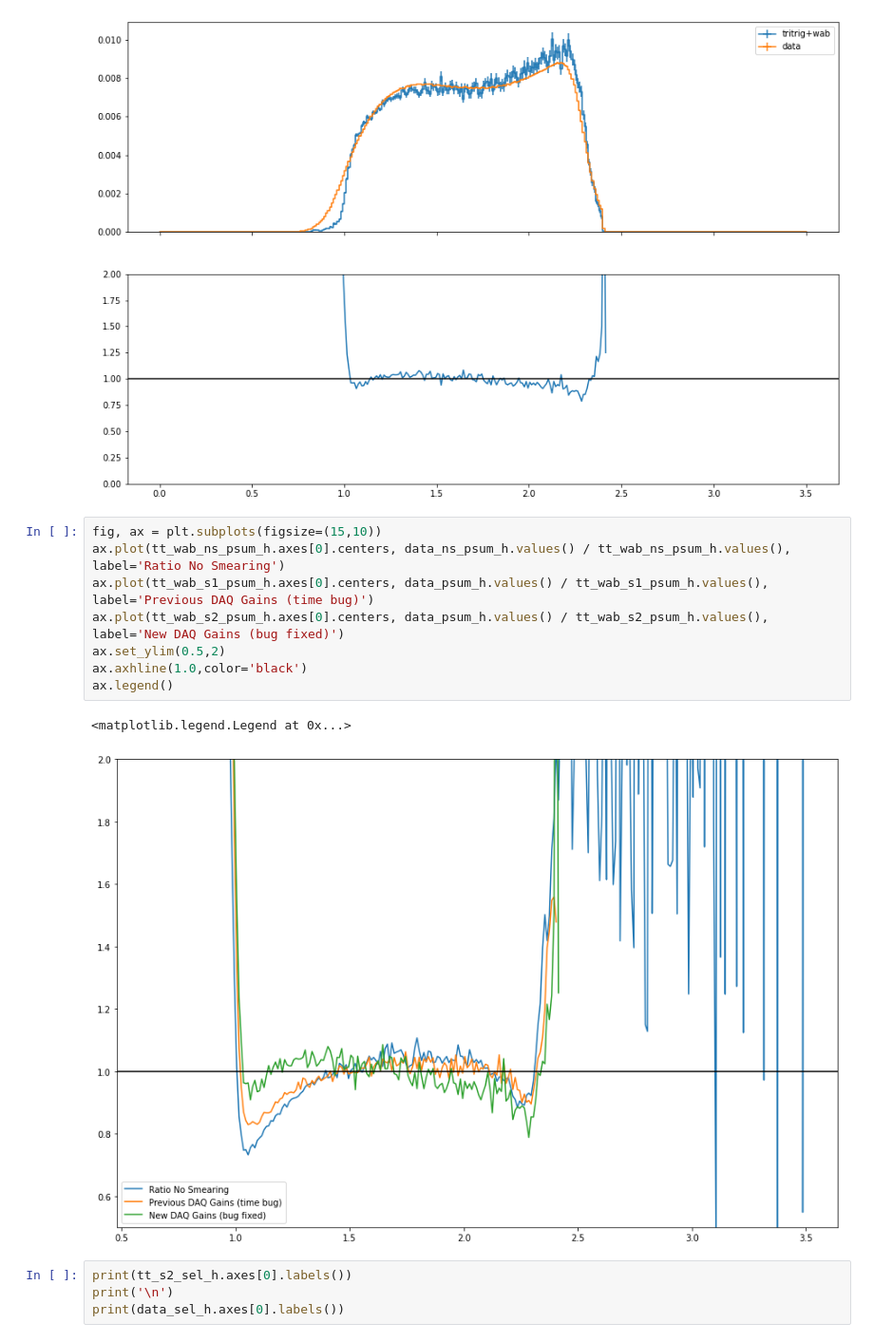
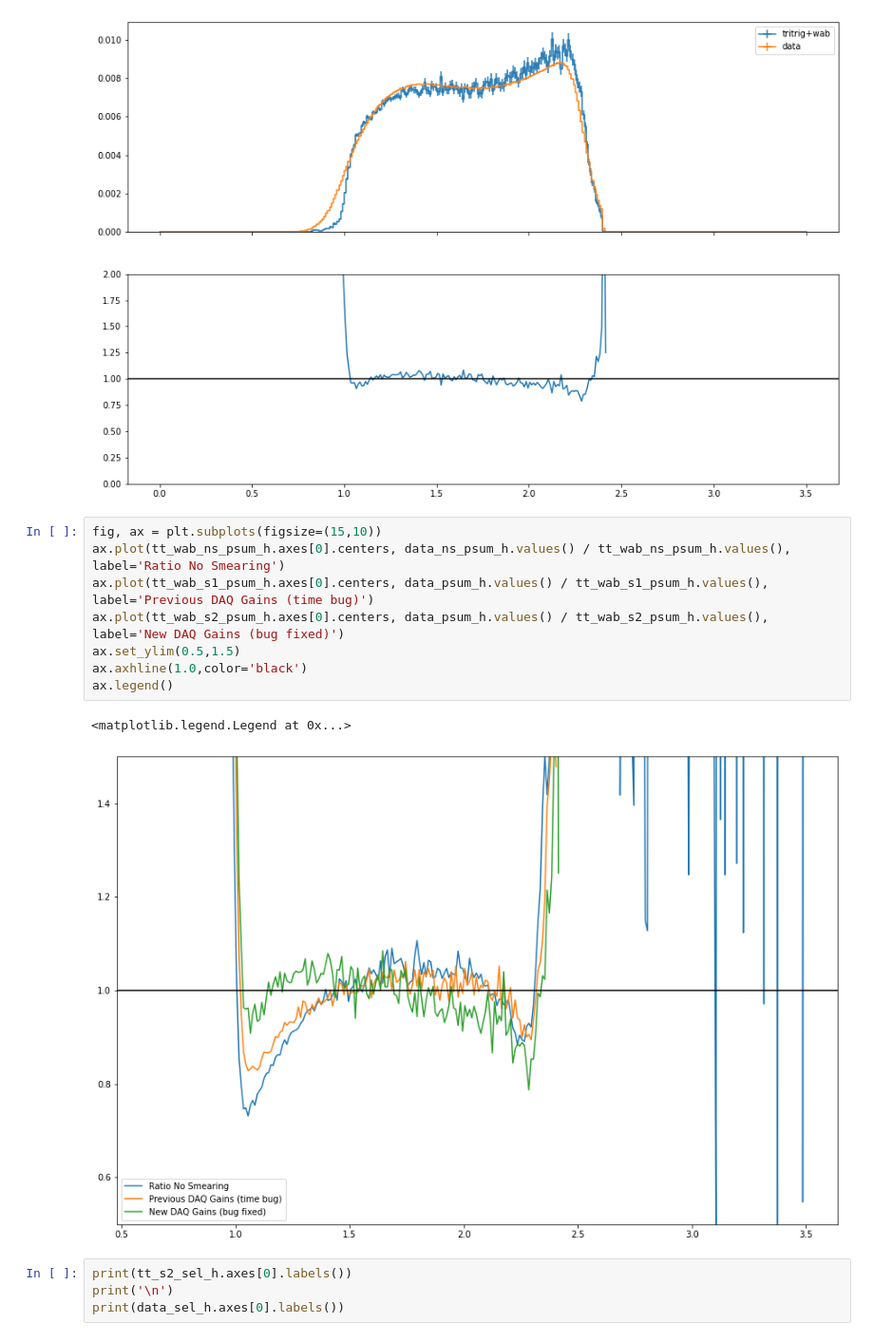
Before and after one commit to alspellm/HPS_Analysis, a Jupyter notebook: analysis/data_mc_comparisons/update_20230112/mc_data_psum_comparisons.ipynb, the cells around one changed output. Shown at 95% size. Drawn from its saved outputs; the diff is of its cells as text.

```diff
--- a/analysis/data_mc_comparisons/update_20230112/mc_data_psum_comparisons.ipynb
+++ b/analysis/data_mc_comparisons/update_20230112/mc_data_psum_comparisons.ipynb
@@ -115,14 +115,14 @@ ax[1].axhline(1.0,color='black')
 # %%
 fig, ax = plt.subplots(figsize=(15,10))
 ax.plot(tt_wab_ns_psum_h.axes[0].centers, data_ns_psum_h.values() / tt_wab_ns_psum_h.values(), label='Ratio No Smearing')
 ax.plot(tt_wab_s1_psum_h.axes[0].centers, data_psum_h.values() / tt_wab_s1_psum_h.values(), label='Previous DAQ Gains (time bug)')
 ax.plot(tt_wab_s2_psum_h.axes[0].centers, data_psum_h.values() / tt_wab_s2_psum_h.values(), label='New DAQ Gains (bug fixed)')
-ax.set_ylim(0.5,2)
+ax.set_ylim(0.5,1.5)
 ax.axhline(1.0,color='black')
 ax.legend()
 # %% [output]
 <matplotlib.legend.Legend at 0x...>
-[figure, old version]
+[figure, new version]
 # %%
 print(tt_s2_sel_h.axes[0].labels())
 print('\n')
```
Also changed, not shown: 6 other files.
